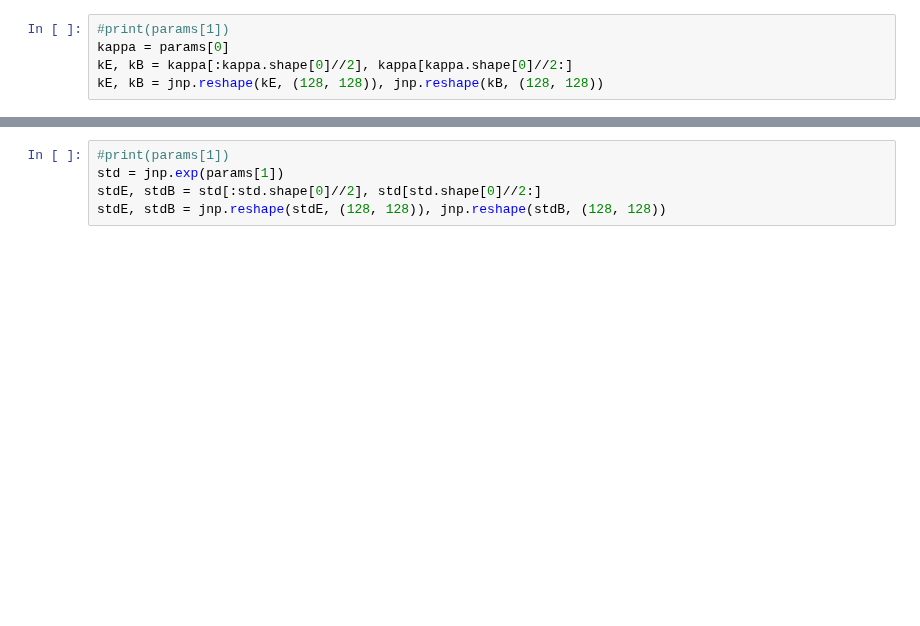
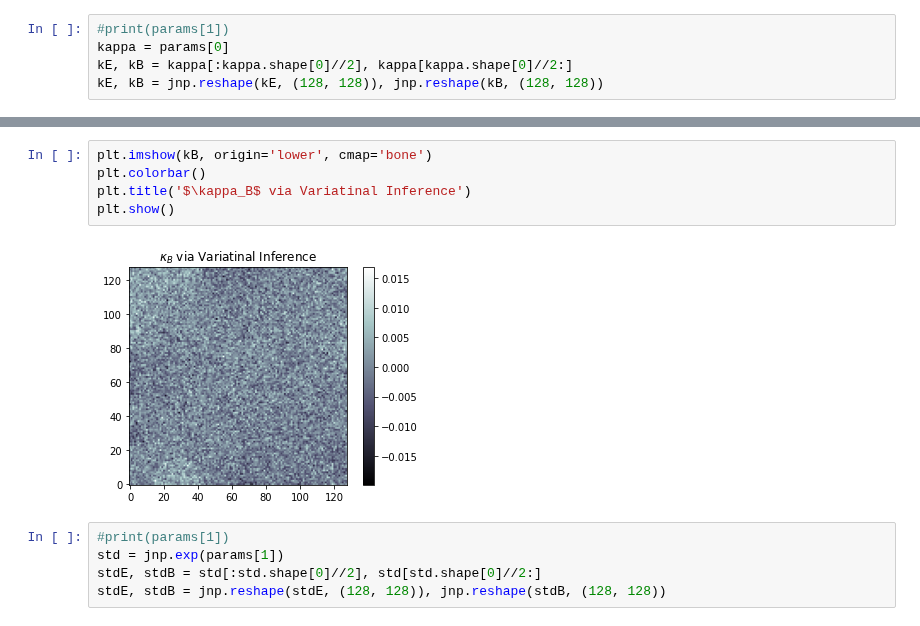
Before and after one commit to CosmoStat/jax-lensing, a Jupyter notebook: notebooks/multivariate-gaussian-vi.ipynb, the cells around one changed output, grey strips where cells are left out. Cells and saved outputs as stored; diff of their text form; blank space fills up the shorter version.

```diff
--- a/notebooks/multivariate-gaussian-vi.ipynb
+++ b/notebooks/multivariate-gaussian-vi.ipynb
@@ -134,3 +139,10 @@ plt.show()
+# %%
+plt.imshow(kB, origin='lower', cmap='bone')
+plt.colorbar()
+plt.title('$\kappa_B$ via Variatinal Inference')
+plt.show()
+# %% [output]
+[figure, added]
 # %%
 #print(params[1])
 std = jnp.exp(params[1])
```
Also changed, not shown: parts of 3 cells of this notebook.
